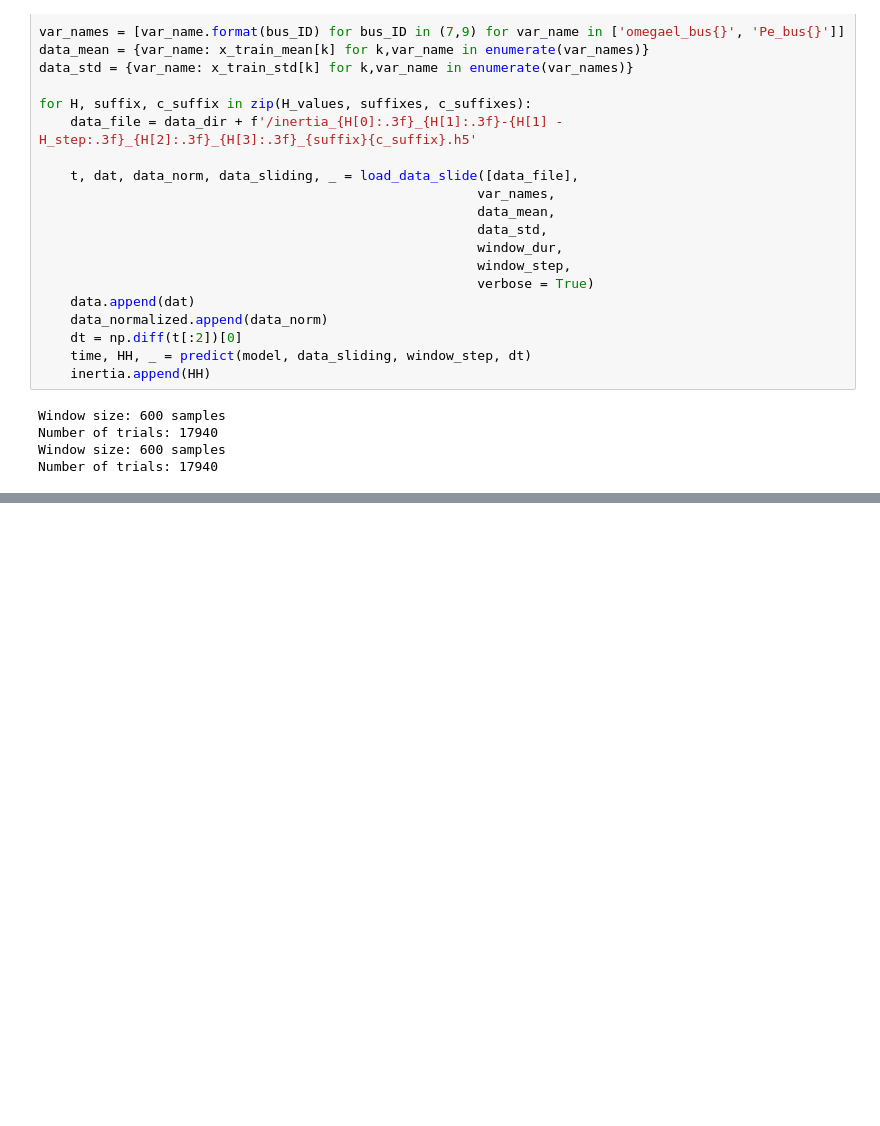
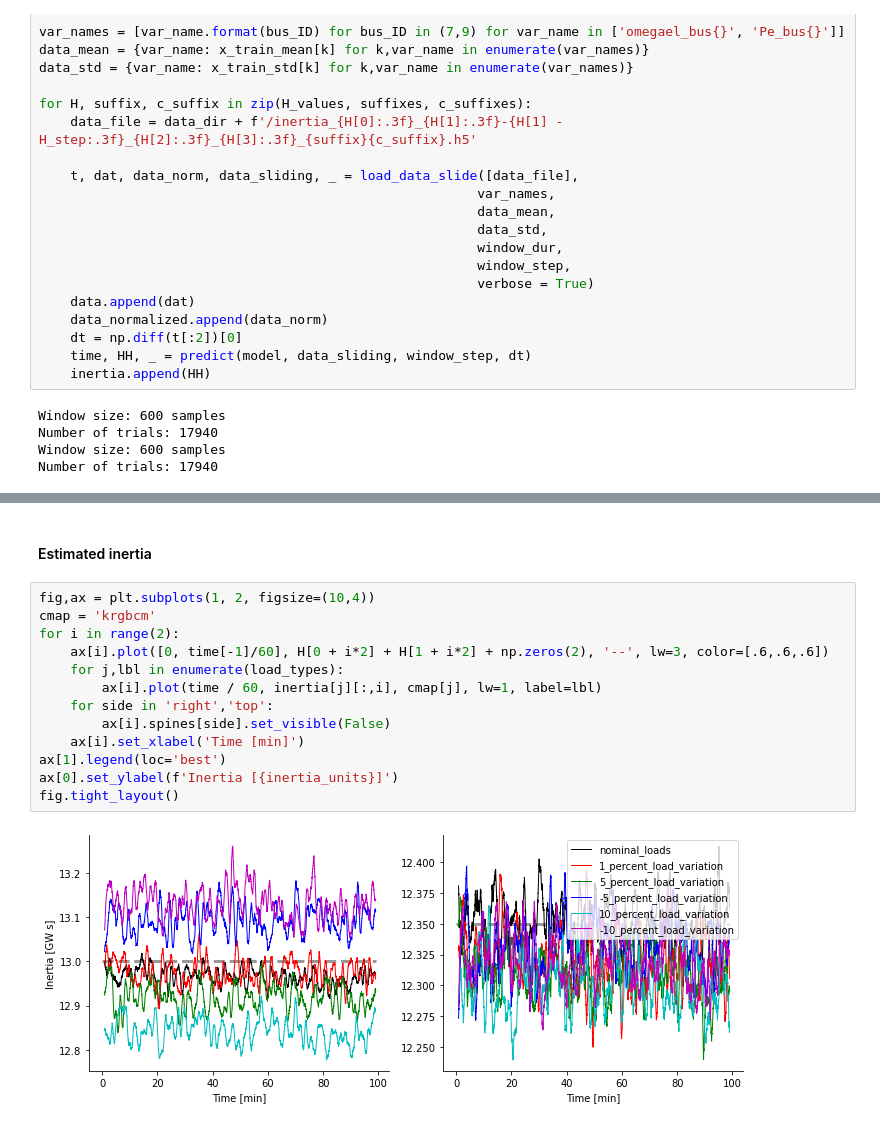
Before and after one commit to danielelinaro/inertia, a Jupyter notebook: notebooks/Inertia_estimation_two-area_multi_area.ipynb, the cells around one changed output, grey strips where cells are left out. Saved outputs shown, nothing was run; the diff lists cells and outputs as text; blank space fills up the shorter version.

Commit message:
Added a few examples to inertia estimation notebook

```diff
--- a/notebooks/Inertia_estimation_two-area_multi_area.ipynb
+++ b/notebooks/Inertia_estimation_two-area_multi_area.ipynb
@@ -965,0 +1028,17 @@ fig.tight_layout()
+# %% [markdown]
+#### Estimated inertia
+# %%
+fig,ax = plt.subplots(1, 2, figsize=(10,4))
+cmap = 'krgbcm'
+for i in range(2):
+    ax[i].plot([0, time[-1]/60], H[0 + i*2] + H[1 + i*2] + np.zeros(2), '--', lw=3, color=[.6,.6,.6])
+    for j,lbl in enumerate(load_types):
+        ax[i].plot(time / 60, inertia[j][:,i], cmap[j], lw=1, label=lbl)
+    for side in 'right','top':
+        ax[i].spines[side].set_visible(False)
+    ax[i].set_xlabel('Time [min]')
+ax[1].legend(loc='best')
+ax[0].set_ylabel(f'Inertia [{inertia_units}]')
+fig.tight_layout()
+# %% [output]
+[figure, added]
```
Also changed, not shown: parts of 15 cells of this notebook, 3 other files.
